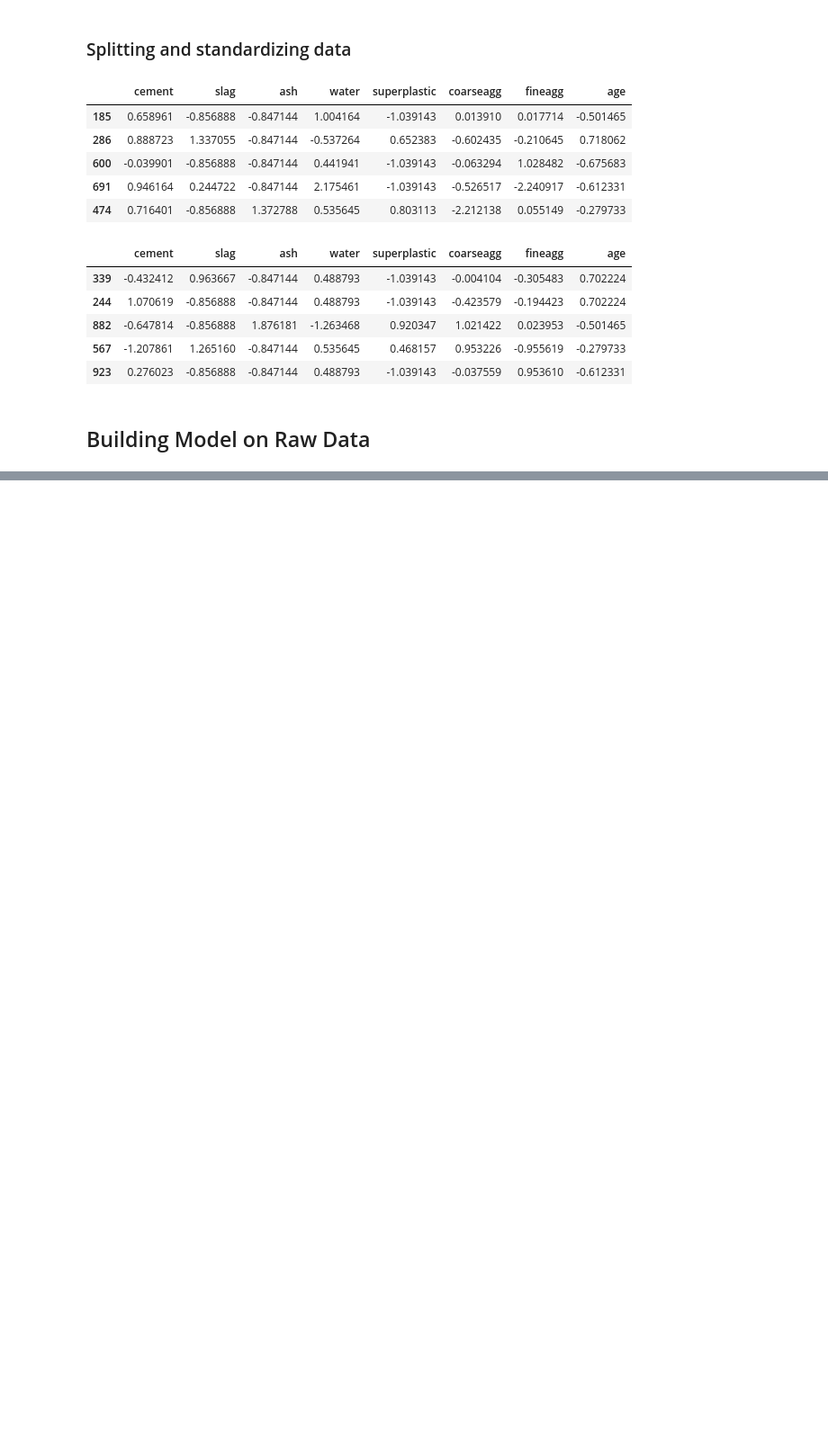
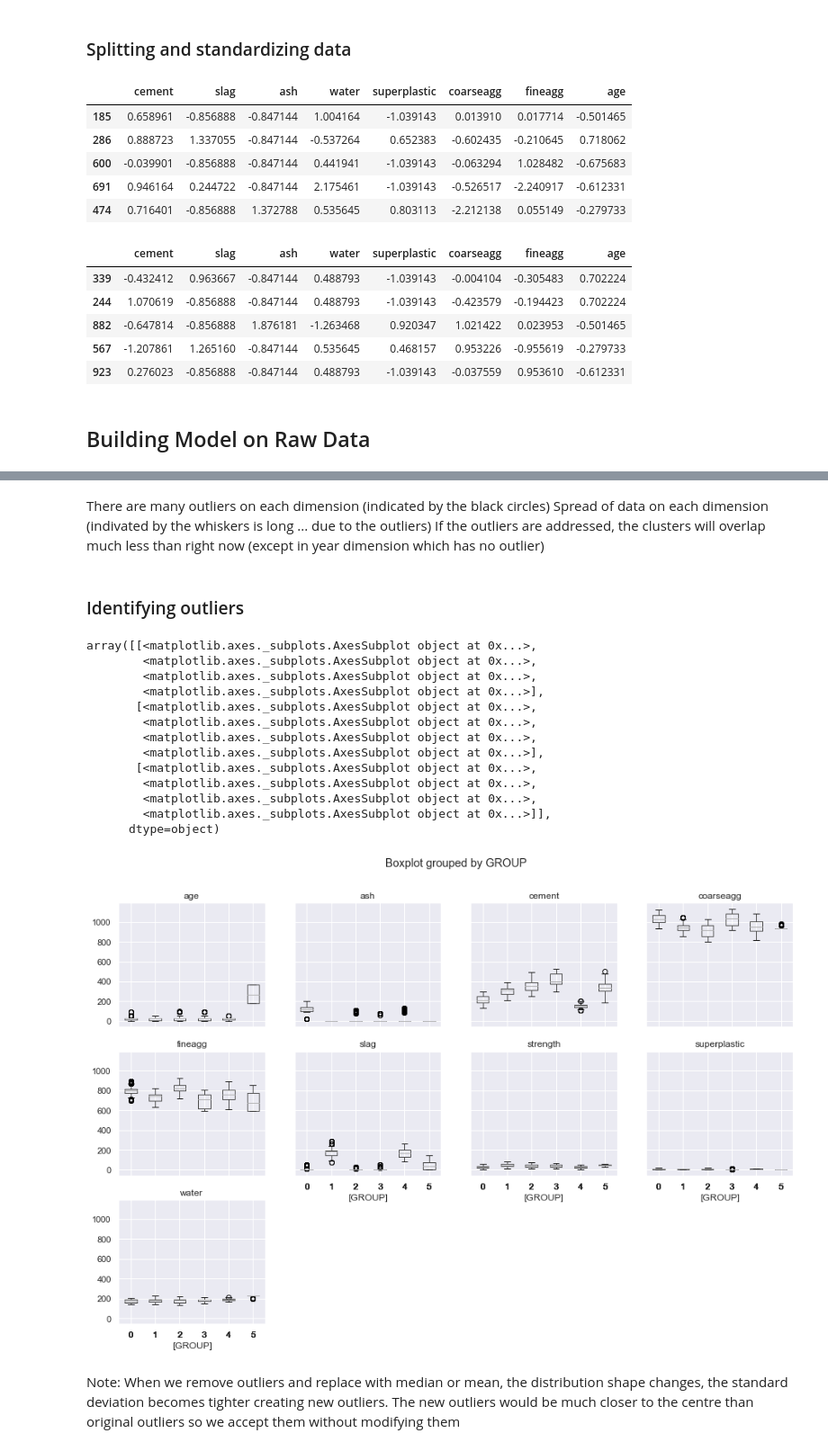
Before and after one commit to VAMSEE92/concrete-compressive-strength, a Jupyter notebook: ConcreteComprehensiveStrength.ipynb, the cells around one changed output, grey strips where cells are left out. Shown at 90% size. Cells and saved outputs as stored; diff of their text form; code cells hidden in the pictures; blank space fills up the shorter version.

```diff
--- a/ConcreteComprehensiveStrength.ipynb
+++ b/ConcreteComprehensiveStrength.ipynb
@@ -153,0 +269,36 @@ with sns.axes_style("white"):
+# %% [markdown]
+There are many outliers on each dimension  (indicated by the black circles)
+Spread of data on each dimension (indivated by the whiskers is long ... due to the outliers)
+If the outliers are addressed, the clusters will overlap much less than right now (except in year dimension which has no outlier)
+# %% [markdown]
+### Identifying outliers
+# %%
+data = X_k
+
+def replace(group):
+    median, std = group.median(), group.std()  #Get the median and the standard deviation of every group
+    outliers = (group - median).abs() > 2*std # Subtract median from every member of each group. Take absolute values > 2std
+    group[outliers] = group.median()
+    return group
+
+data_corrected = (data.groupby('GROUP').transform(replace))
+concat_data = data_corrected.join(pd.DataFrame(X_k['GROUP']))
+# %%
+concat_data.boxplot(by = 'GROUP', layout=(3,4), figsize=(15, 10))
+# %% [output]
+array([[<matplotlib.axes._subplots.AxesSubplot object at 0x...>,
+        <matplotlib.axes._subplots.AxesSubplot object at 0x...>,
+        <matplotlib.axes._subplots.AxesSubplot object at 0x...>,
+        <matplotlib.axes._subplots.AxesSubplot object at 0x...>],
+       [<matplotlib.axes._subplots.AxesSubplot object at 0x...>,
+        <matplotlib.axes._subplots.AxesSubplot object at 0x...>,
+        <matplotlib.axes._subplots.AxesSubplot object at 0x...>,
+        <matplotlib.axes._subplots.AxesSubplot object at 0x...>],
+       [<matplotlib.axes._subplots.AxesSubplot object at 0x...>,
+        <matplotlib.axes._subplots.AxesSubplot object at 0x...>,
+        <matplotlib.axes._subplots.AxesSubplot object at 0x...>,
+        <matplotlib.axes._subplots.AxesSubplot object at 0x...>]],
+      dtype=object)
+[figure, added]
+# %% [markdown]
+Note: When we remove outliers and replace with median or mean, the distribution shape changes, the standard deviation becomes tighter creating new outliers. The new outliers would be much closer to the centre than original outliers so we accept them without modifying them
```
Also changed, not shown: parts of 24 cells of this notebook.
